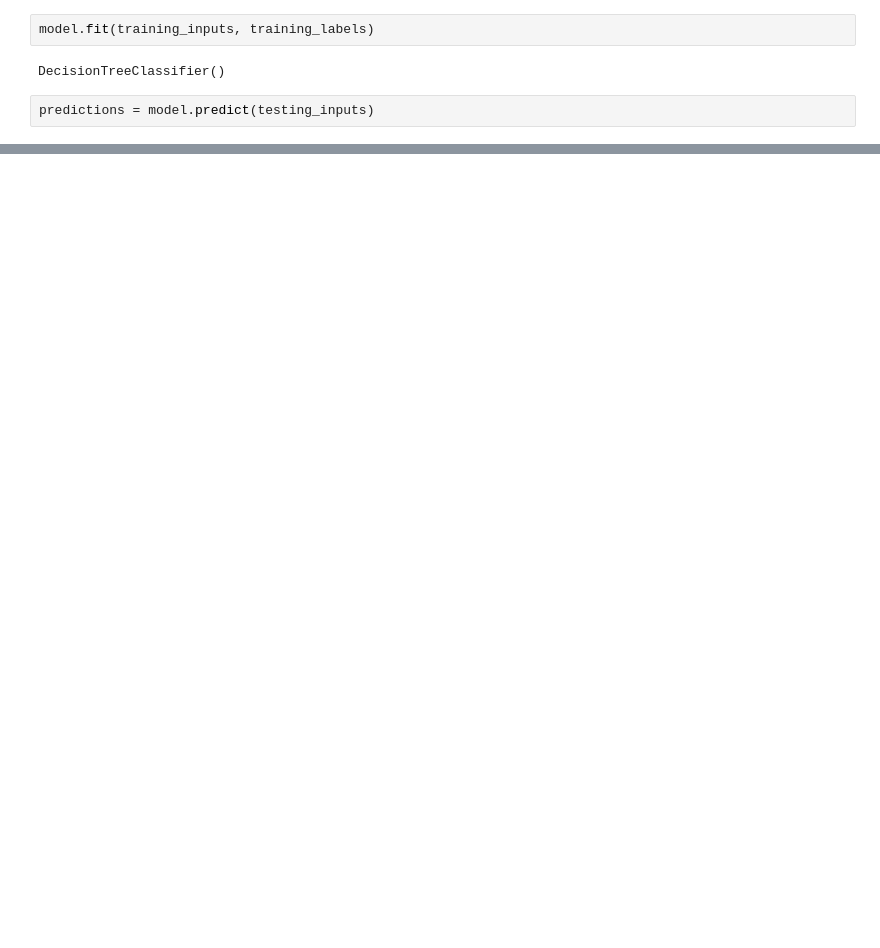
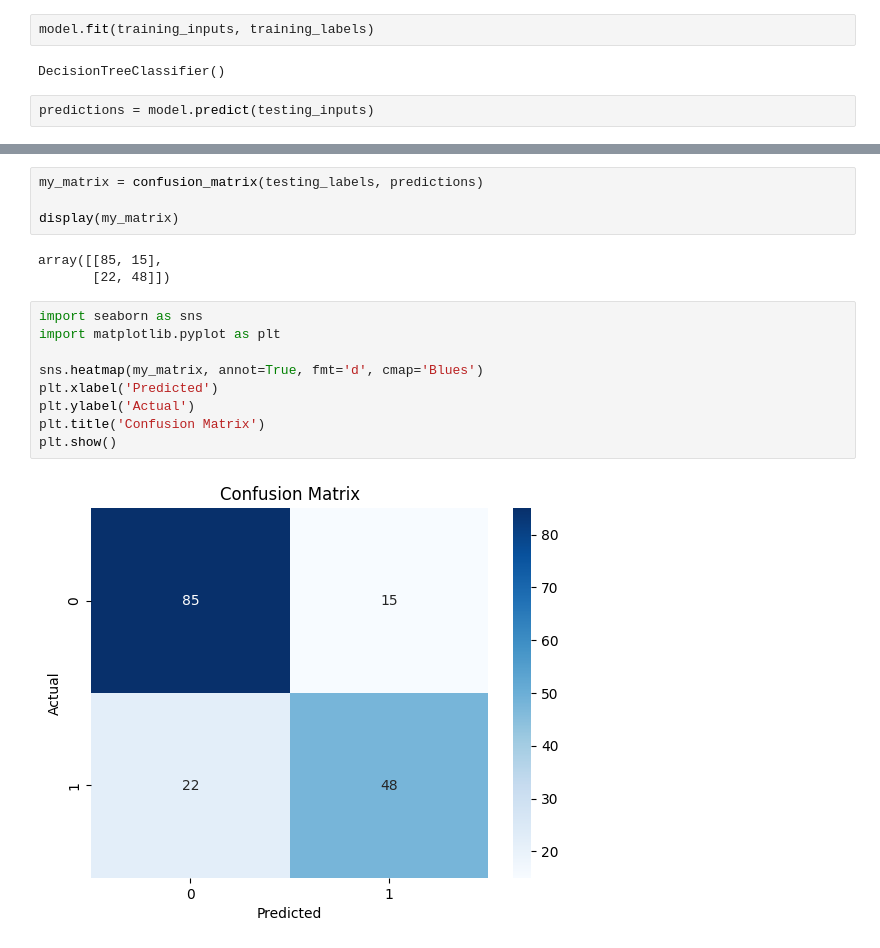
Before and after one commit to turnbullfordsdt/Main-DSDT-Example-Repo, a Jupyter notebook: Machine Learning Fundamentals/ML Intro.ipynb, the cells around one changed output, grey strips where cells are left out. Cells and saved outputs as stored; diff of their text form; blank space fills up the shorter version.

```diff
--- a/Machine Learning Fundamentals/ML Intro.ipynb
+++ b/Machine Learning Fundamentals/ML Intro.ipynb
@@ -123,0 +124,18 @@ array([0.80808081, 0.67605634])
+# %%
+my_matrix = confusion_matrix(testing_labels, predictions)
+
+display(my_matrix)
+# %% [output]
+array([[85, 15],
+       [22, 48]])
+# %%
+import seaborn as sns
+import matplotlib.pyplot as plt
+
+sns.heatmap(my_matrix, annot=True, fmt='d', cmap='Blues')
+plt.xlabel('Predicted')
+plt.ylabel('Actual')
+plt.title('Confusion Matrix')
+plt.show()
+# %% [output]
+[figure, added]
```
Also changed, not shown: parts of 6 cells of this notebook, 8 other files.
